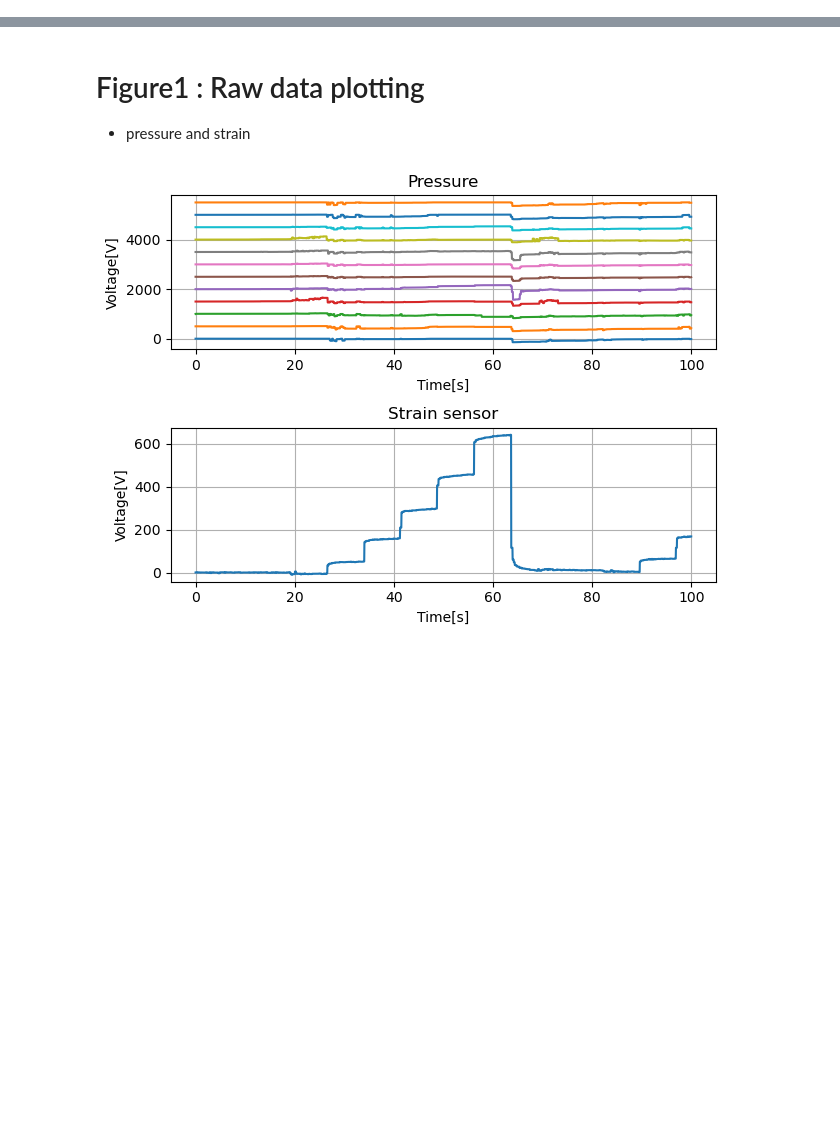
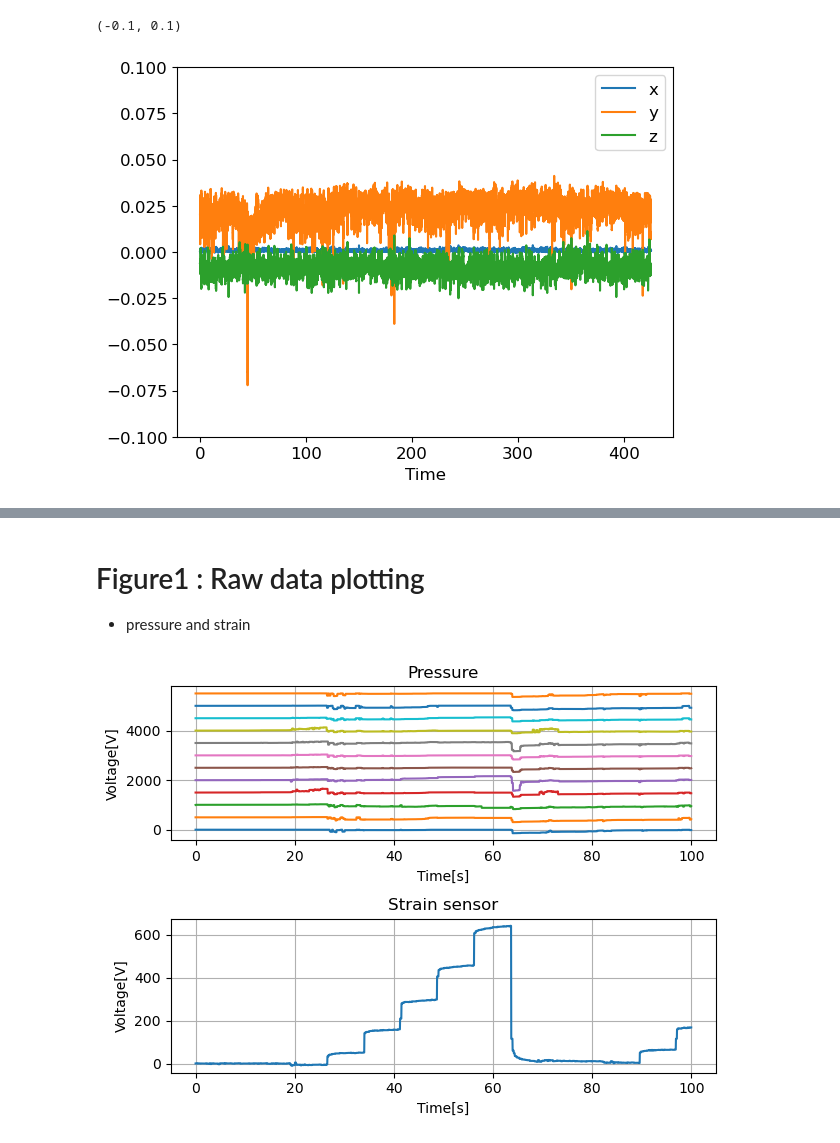
Before and after one commit to hunissweet/External_force, a Jupyter notebook: plot_figure.ipynb, the cells around one changed output, grey strips where cells are left out. Drawn from its saved outputs; the diff is of its cells as text; code cells hidden in the pictures; blank space fills up the shorter version.

```diff
--- a/plot_figure.ipynb
+++ b/plot_figure.ipynb
@@ -98,0 +137,6 @@ Total_dataset['Time']=x_val
+# %%
+Total_dataset.plot(x='Time',y=['x','y','z'])
+plt.ylim([-0.1,0.1])
+# %% [output]
+(-0.1, 0.1)
+[figure, added]
```
Also changed, not shown: parts of 6 cells of this notebook, 1 other file.
